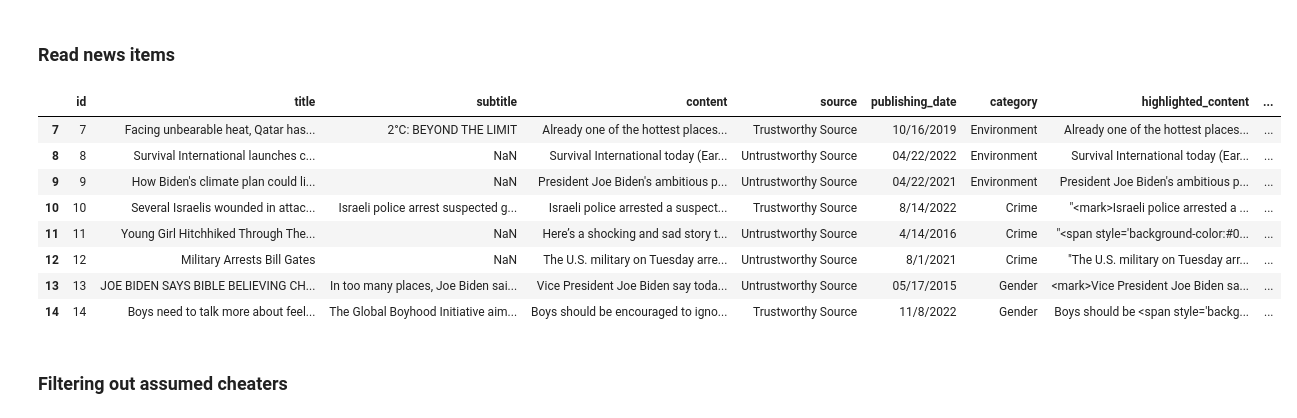
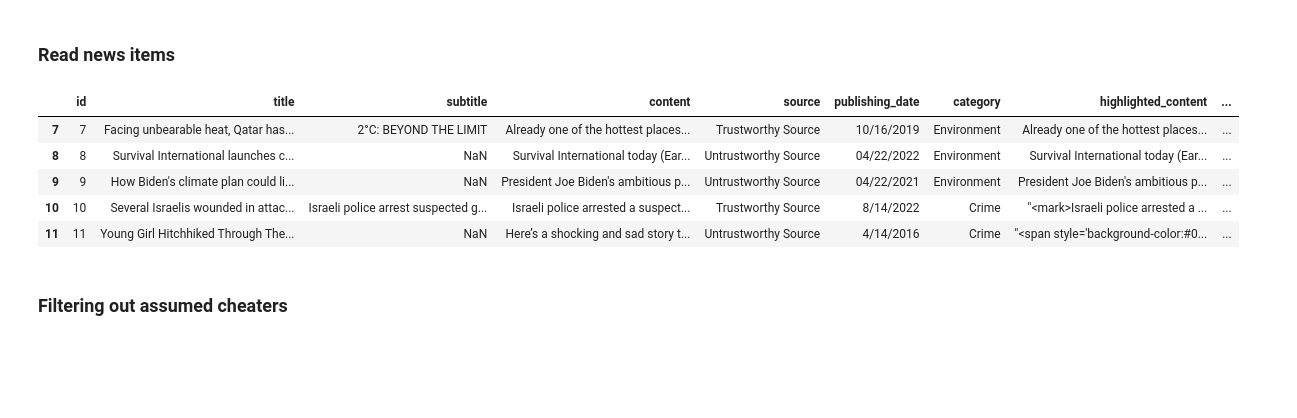
Before and after one commit to csomorbalazs/xai-experiment, a Jupyter notebook: postprocessing/Data_Analysis_XAI.ipynb, the cells around one changed output. Saved outputs shown, nothing was run; the diff lists cells and outputs as text; code cells hidden in the pictures; blank space fills up the shorter version.

```diff
--- a/postprocessing/Data_Analysis_XAI.ipynb
+++ b/postprocessing/Data_Analysis_XAI.ipynb
@@ -75,17 +78,14 @@ newsitems = newsitems.drop(columns=["label"])
 # remove percentage sign from truthfulness and convert to int
 newsitems["truthfulness"] = newsitems["truthfulness"].apply(lambda x: int(x.replace("%", "")))
 # %%
-newsitems
+newsitems.head()
 # %% [output]
 |  | id | title | subtitle | content | source | publishing_date | category | highlighted_content | ... |
 | 7 | 7 | Facing unbearable heat, Qatar has... | 2°C: BEYOND THE LIMIT | Already one of the hottest places... | Trustworthy Source | 10/16/2019 | Environment | Already one of the hottest places... | ... |
 | 8 | 8 | Survival International launches c... | NaN | Survival International today (Ear... | Untrustworthy Source | 04/22/2022 | Environment | Survival International today (Ear... | ... |
 | 9 | 9 | How Biden's climate plan could li... | NaN | President Joe Biden's ambitious p... | Untrustworthy Source | 04/22/2021 | Environment | President Joe Biden's ambitious p... | ... |
 | 10 | 10 | Several Israelis wounded in attac... | Israeli police arrest suspected g... | Israeli police arrested a suspect... | Trustworthy Source | 8/14/2022 | Crime | "<mark>Israeli police arrested a ... | ... |
 | 11 | 11 | Young Girl Hitchhiked Through The... | NaN | Here’s a shocking and sad story t... | Untrustworthy Source | 4/14/2016 | Crime | "<span style='background-color:#0... | ... |
-| 12 | 12 | Military Arrests Bill Gates | NaN | The U.S. military on Tuesday arre... | Untrustworthy Source | 8/1/2021 | Crime | "The U.S. military on Tuesday arr... | ... |
-| 13 | 13 | JOE BIDEN SAYS BIBLE BELIEVING CH... | In too many places, Joe Biden sai... | Vice President Joe Biden say toda... | Untrustworthy Source | 05/17/2015 | Gender | <mark>Vice President Joe Biden sa... | ... |
-| 14 | 14 | Boys need to talk more about feel... | The Global Boyhood Initiative aim... | Boys should be encouraged to igno... | Trustworthy Source | 11/8/2022 | Gender | Boys should be <span style='backg... | ... |
 # %% [markdown]
 ### Filtering out assumed cheaters
 # %% [markdown]
```
Also changed, not shown: parts of 56 cells of this notebook, 3 other files.
